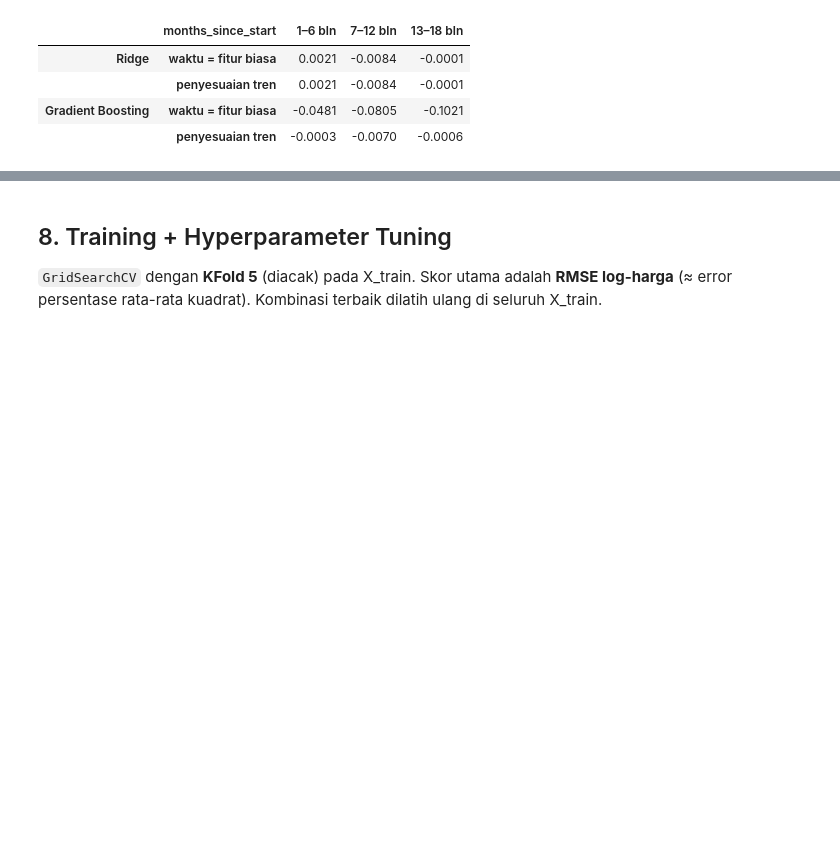
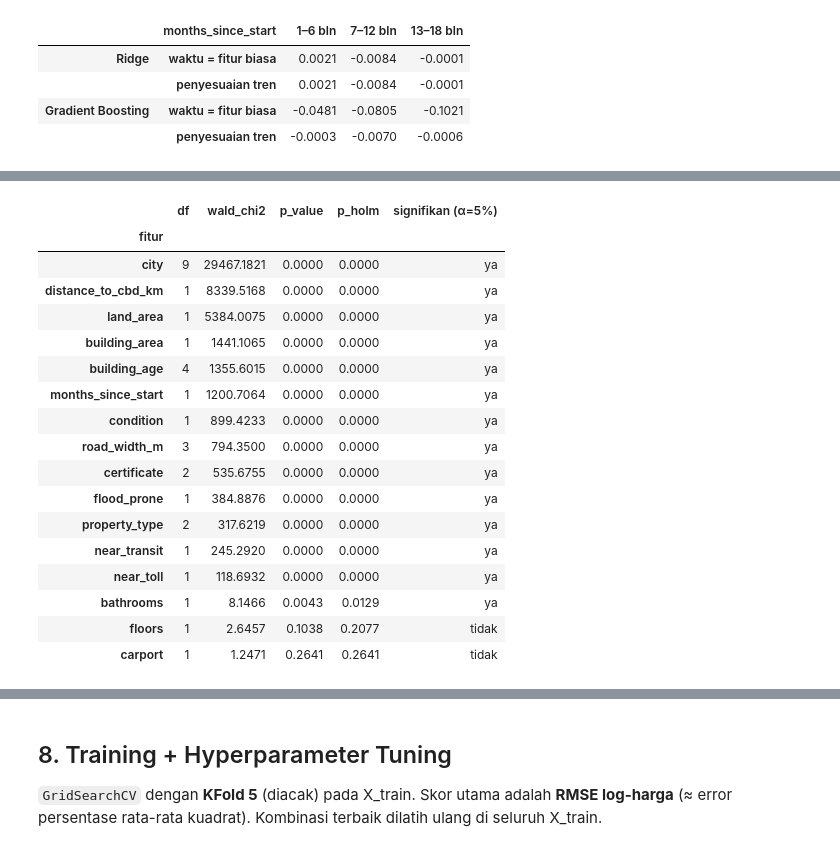
Before and after one commit to ikhsannur1996/regression, a Jupyter notebook: notebooks/property_valuation_end_to_end.ipynb, the cells around one changed output, grey strips where cells are left out. Cells and saved outputs as stored; diff of their text form; code cells hidden in the pictures; blank space fills up the shorter version.

```diff
--- a/notebooks/property_valuation_end_to_end.ipynb
+++ b/notebooks/property_valuation_end_to_end.ipynb
@@ -667,0 +701,9 @@ Bias taksiran per horizon (bulan setelah data latih terakhir):
+# %%
+REG_PREFIXES = {**{c: f"domain_bin__{c}_bin_" for c in DOMAIN_BINS}, **{c: f"log_num__{c}" for c in LOG_COLS},
+                **{c: f"num__{c}" for c in NUM_COLS}, **{c: f"binary__{c}" for c in BINARY_COLS}, "condition": "ordinal__condition",
+                **{c: f"onehot__{c}_" for c in ONEHOT_COLS}, "months_since_start": "time__months_since_start"}
+Z_stat = Z_train.assign(**{"time__months_since_start": X_train[TIME_COL].to_numpy()})
+D_full, REG_GROUPS, REG_REFS = reference_coding(Z_stat, REG_PREFIXES)
+print(f"{Z_stat.shape[1]} kolom → {D_full.shape[1]} kolom setelah membuang {len(REG_REFS)} kategori acuan")
+pd.DataFrame({"kategori_acuan": {g: r.split("__", 1)[1] for g, r in REG_REFS.items()},
+              "porsi_di_train": {g: Z_stat[r].mean() for g, r in REG_REFS.items()}}).round(3)
@@ -667,0 +857,32 @@ Bias taksiran per horizon (bulan setelah data latih terakhir):
+# %%
+names = list(ols_res.params.index)
+f_rows = []
+for g, cols in REG_GROUPS_OK.items():
+    R = np.zeros((len(cols), len(names)))
+    for i, c in enumerate(cols):
+        R[i, names.index(c)] = 1
+    w = ols_res.wald_test(R, scalar=True)
+    f_rows.append({"fitur": g, "df": len(cols), "wald_chi2": float(w.statistic), "p_value": float(w.pvalue)})
+reg_wald = pd.DataFrame(f_rows).set_index("fitur")
+reg_wald["p_holm"] = holm_correction(reg_wald["p_value"])
+reg_wald["signifikan (α=5%)"] = np.where(reg_wald["p_holm"] < 0.05, "ya", "tidak")
+reg_wald.sort_values("wald_chi2", ascending=False).round(4)
+# %% [output]
+|  | df | wald_chi2 | p_value | p_holm | signifikan (α=5%) |
+| fitur |  |  |  |  |  |
+| city | 9 | 29467.1821 | 0.0000 | 0.0000 | ya |
+| distance_to_cbd_km | 1 | 8339.5168 | 0.0000 | 0.0000 | ya |
+| land_area | 1 | 5384.0075 | 0.0000 | 0.0000 | ya |
+| building_area | 1 | 1441.1065 | 0.0000 | 0.0000 | ya |
+| building_age | 4 | 1355.6015 | 0.0000 | 0.0000 | ya |
+| months_since_start | 1 | 1200.7064 | 0.0000 | 0.0000 | ya |
+| condition | 1 | 899.4233 | 0.0000 | 0.0000 | ya |
+| road_width_m | 3 | 794.3500 | 0.0000 | 0.0000 | ya |
+| certificate | 2 | 535.6755 | 0.0000 | 0.0000 | ya |
+| flood_prone | 1 | 384.8876 | 0.0000 | 0.0000 | ya |
+| property_type | 2 | 317.6219 | 0.0000 | 0.0000 | ya |
+| near_transit | 1 | 245.2920 | 0.0000 | 0.0000 | ya |
+| near_toll | 1 | 118.6932 | 0.0000 | 0.0000 | ya |
+| bathrooms | 1 | 8.1466 | 0.0043 | 0.0129 | ya |
+| floors | 1 | 2.6457 | 0.1038 | 0.2077 | tidak |
+| carport | 1 | 1.2471 | 0.2641 | 0.2641 | tidak |
```
Also changed, not shown: parts of 15 cells of this notebook, 4 other files.
